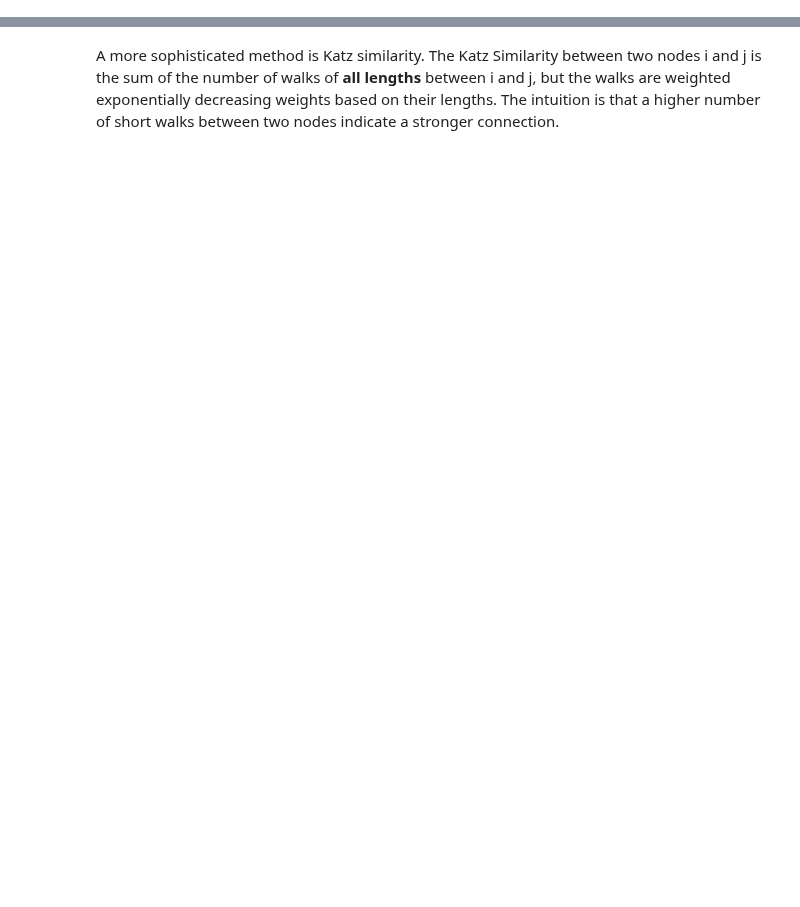
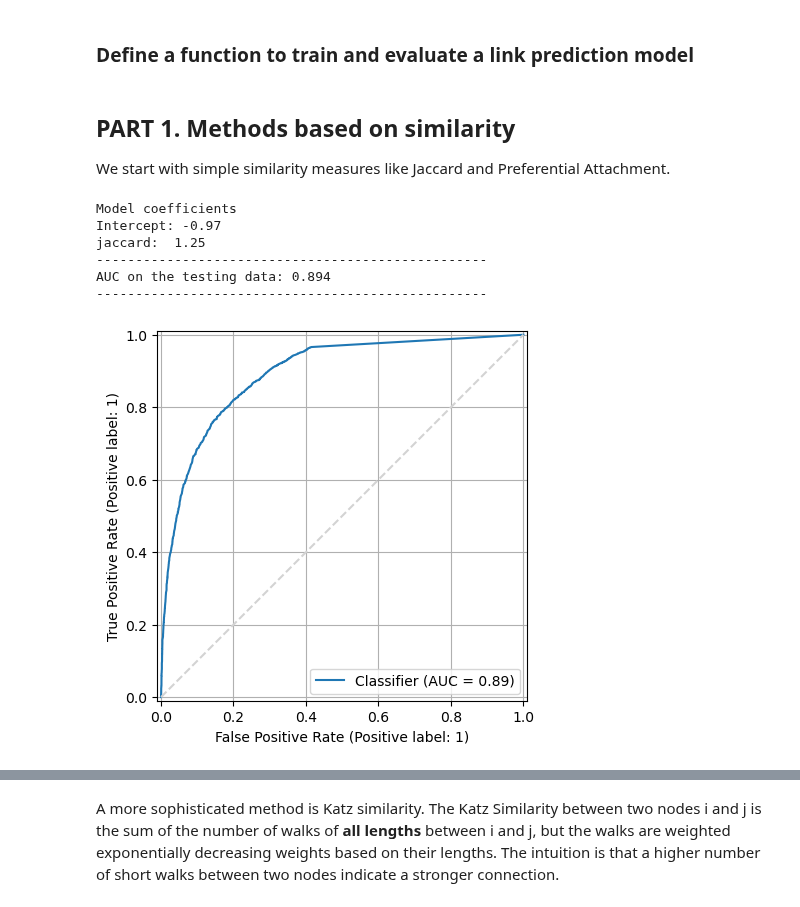
Before and after one commit to jgarciab/NetworkScience, a Jupyter notebook: Practicals/day3/day3b_link_prediction.ipynb, the cells around one changed output, grey strips where cells are left out. Drawn from its saved outputs; the diff is of its cells as text; code cells hidden in the pictures; blank space fills up the shorter version.

```diff
--- a/Practicals/day3/day3b_link_prediction.ipynb
+++ b/Practicals/day3/day3b_link_prediction.ipynb
@@ -317,0 +83,33 @@ weighted avg       0.83      0.80      0.80     12152
+# %%
+## Build the training edge list (`df_edgelist`)  ────────────────────────────
+
+# Step-1: every possible *ordered* pair of nodes, incl. self-loops
+all_pairs           = list(itertools.product(G.nodes(), repeat=2))
+df_edgelist         = pd.DataFrame(all_pairs)          # columns 0 (src), 1 (dst)
+
+# Step-2: mark the pairs that are REAL edges (edge == 1)
+df_edges            = pd.DataFrame(G.edges(), columns=[0, 1])
+df_edges["edge"]    = 1                                # label = 1
+df_edgelist         = df_edgelist.merge(df_edges, how="left").fillna({"edge": 0})
+
+# keep a version **without self-loops** for downstream stacking
+df_no_loops         = df_edgelist[df_edgelist[0] != df_edgelist[1]].copy()
+
+print("Training edge list built:", df_edgelist.shape)
+display(df_edgelist.head())
+
+
+## Load the hidden test pairs (`df_test`)
+df_test = pd.read_csv(f"{path_data}/{network}_network_prediction_test.csv",
+                      sep="\t", index_col=0)
+df_test.columns = [0, 1, "label"]                    # rename for consistency
+# Add node labels
+d_conv_inv = nx.get_node_attributes(G, "label")
+df_test["source"] = df_test[0].astype(str).map(d_conv_inv)
+df_test["target"] = df_test[1].astype(str).map(d_conv_inv)
+
+if network == "twitter":                             # make sure IDs are strings
+    df_test[[0, 1]] = df_test[[0, 1]].astype(str)
+df_test.drop_duplicates(subset=[0, 1], inplace=True)
+print("Hidden test set:", df_test.shape)
+display(df_test.head())
@@ -317,0 +131,2 @@ weighted avg       0.83      0.80      0.80     12152
+# %% [markdown]
+### Define a function to train and evaluate a link prediction model
@@ -317,0 +199,19 @@ weighted avg       0.83      0.80      0.80     12152
+# %% [markdown]
+## PART 1. Methods based on similarity
+We start with simple similarity measures like Jaccard and Preferential Attachment.
+# %%
+# 1-a) Jaccard coefficient
+df_jacc = (pd.DataFrame(nx.jaccard_coefficient(G, all_pairs),
+                        columns=[0, 1, "jaccard"]))
+df_tmp  = df_edgelist.merge(df_jacc, how="left").fillna({"jaccard": 0})
+df_no_loops["jaccard"] = create_predictions(df_tmp, df_test, ["jaccard"])
+
+# Instead of nx.jaccard_coefficient, you can use others such as nx.preferential_attachment
+# %% [output]
+Model coefficients
+Intercept: -0.97
+jaccard:  1.25
+--------------------------------------------------
+AUC on the testing data: 0.894
+--------------------------------------------------
+[figure, added]
```
Also changed, not shown: parts of 67 cells of this notebook.
